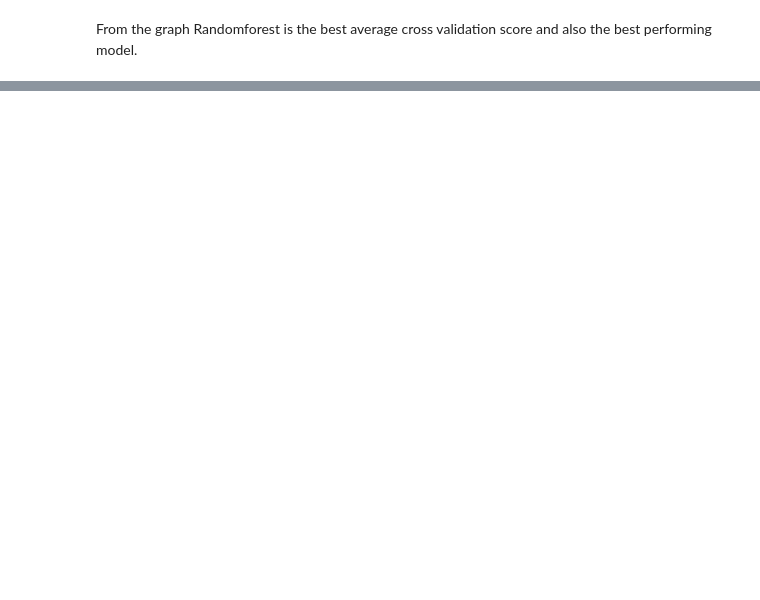
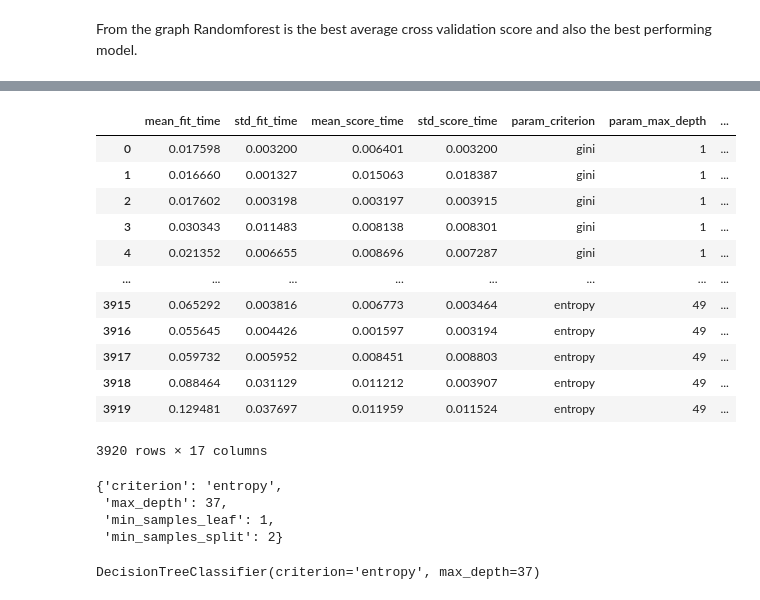
Before and after one commit to ikoghoemmanuell/Classification----Predicting-Customer-Churn, a Jupyter notebook: Team Nice LP3 (2).ipynb, the cells around one changed output, grey strips where cells are left out. Cells and saved outputs as stored; diff of their text form; code cells hidden in the pictures; blank space fills up the shorter version.

```diff
--- a/Team Nice LP3 (2).ipynb
+++ b/Team Nice LP3 (2).ipynb
@@ -1239,0 +1312,18 @@ From the graph Randomforest is the best average cross validation score and also
+# %%
+# create the parameter grid
+
+params = {
+          'max_depth':depth,
+          'min_samples_leaf':leaves,
+          'min_samples_split':[2,3,4,5],
+          'criterion':['gini','entropy']
+}
+# %%
+dt = DecisionTreeClassifier()
+# %%
+# make  GridSearchCV object
+grid_search = GridSearchCV(estimator = dt,
+                           param_grid = params,
+                           cv = kf_dt, verbose = 2, scoring = 'accuracy', n_jobs = -1)
+# %%
+grid_search.fit(X_train,y_train)
@@ -1239,0 +1342,28 @@ From the graph Randomforest is the best average cross validation score and also
+# %%
+score = pd.DataFrame(grid_search.cv_results_)
+score
+# %% [output]
+|  | mean_fit_time | std_fit_time | mean_score_time | std_score_time | param_criterion | param_max_depth | ... |
+| 0 | 0.017598 | 0.003200 | 0.006401 | 0.003200 | gini | 1 | ... |
+| 1 | 0.016660 | 0.001327 | 0.015063 | 0.018387 | gini | 1 | ... |
+| 2 | 0.017602 | 0.003198 | 0.003197 | 0.003915 | gini | 1 | ... |
+| 3 | 0.030343 | 0.011483 | 0.008138 | 0.008301 | gini | 1 | ... |
+| 4 | 0.021352 | 0.006655 | 0.008696 | 0.007287 | gini | 1 | ... |
+| ... | ... | ... | ... | ... | ... | ... | ... |
+| 3915 | 0.065292 | 0.003816 | 0.006773 | 0.003464 | entropy | 49 | ... |
+| 3916 | 0.055645 | 0.004426 | 0.001597 | 0.003194 | entropy | 49 | ... |
+| 3917 | 0.059732 | 0.005952 | 0.008451 | 0.008803 | entropy | 49 | ... |
+| 3918 | 0.088464 | 0.031129 | 0.011212 | 0.003907 | entropy | 49 | ... |
+| 3919 | 0.129481 | 0.037697 | 0.011959 | 0.011524 | entropy | 49 | ... |
+3920 rows × 17 columns
+# %%
+grid_search.best_params_
+# %% [output]
+{'criterion': 'entropy',
+ 'max_depth': 37,
+ 'min_samples_leaf': 1,
+ 'min_samples_split': 2}
+# %%
+grid_search.best_estimator_
+# %% [output]
+DecisionTreeClassifier(criterion='entropy', max_depth=37)
```
Also changed, not shown: parts of 27 cells of this notebook.
